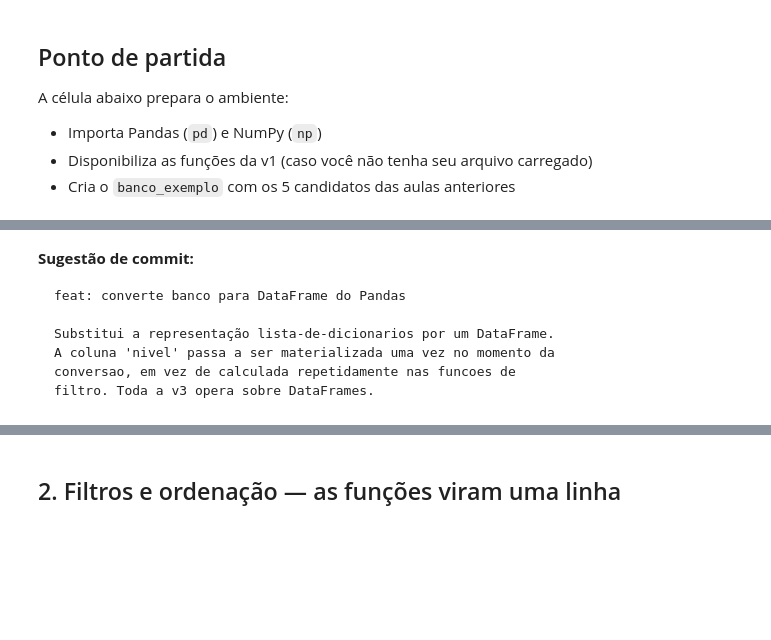
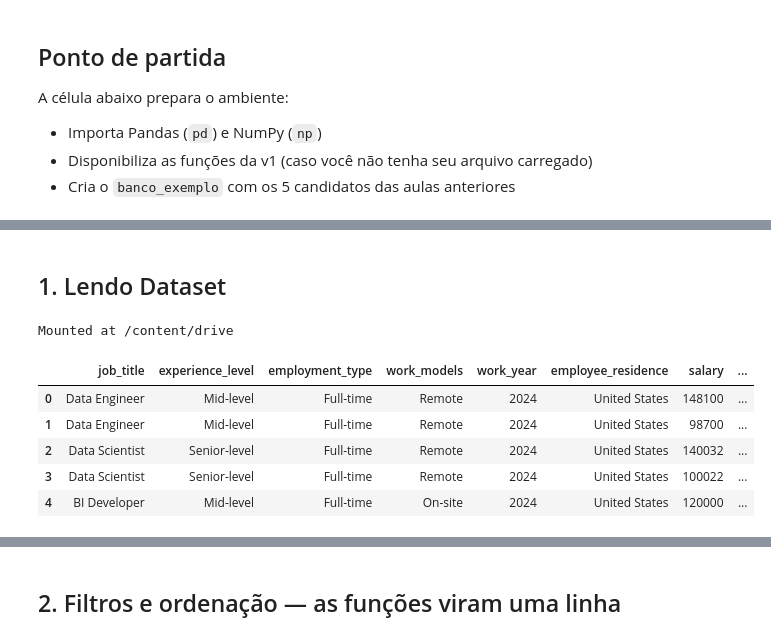
Before and after one commit to arthurgsouza/ada-projeto1, a Jupyter notebook: exercicios_aula_03.ipynb, the cells around one changed output, grey strips where cells are left out. Drawn from its saved outputs; the diff is of its cells as text; code cells hidden in the pictures; blank space fills up the shorter version.

Commit message:
Exemplo para o projeto

````diff
--- a/exercicios_aula_03.ipynb
+++ b/exercicios_aula_03.ipynb
@@ -142,11 +43,22 @@ True
-# %% [markdown]
-**Sugestão de commit:**
-
-```
-feat: converte banco para DataFrame do Pandas
-
-Substitui a representação lista-de-dicionarios por um DataFrame.
-A coluna 'nivel' passa a ser materializada uma vez no momento da
-conversao, em vez de calculada repetidamente nas funcoes de
-filtro. Toda a v3 opera sobre DataFrames.
-```
+# %% [markdown]
+## 1. Lendo Dataset
+# %%
+from google.colab import drive
+drive.mount('/content/drive')
+# %% [output]
+Mounted at /content/drive
+# %%
+def carregar_banco_csv(caminho):
+    # sua solução aqui
+    return pd.read_csv(caminho)
+# %%
+df = carregar_banco_csv('/content/drive/MyDrive/datasets/data_science_salaries.csv')
+# %%
+df.head()
+# %% [output]
+|  | job_title | experience_level | employment_type | work_models | work_year | employee_residence | salary | ... |
+| 0 | Data Engineer | Mid-level | Full-time | Remote | 2024 | United States | 148100 | ... |
+| 1 | Data Engineer | Mid-level | Full-time | Remote | 2024 | United States | 98700 | ... |
+| 2 | Data Scientist | Senior-level | Full-time | Remote | 2024 | United States | 140032 | ... |
+| 3 | Data Scientist | Senior-level | Full-time | Remote | 2024 | United States | 100022 | ... |
+| 4 | BI Developer | Mid-level | Full-time | On-site | 2024 | United States | 120000 | ... |
````
Also changed, not shown: parts of 11 cells of this notebook.
